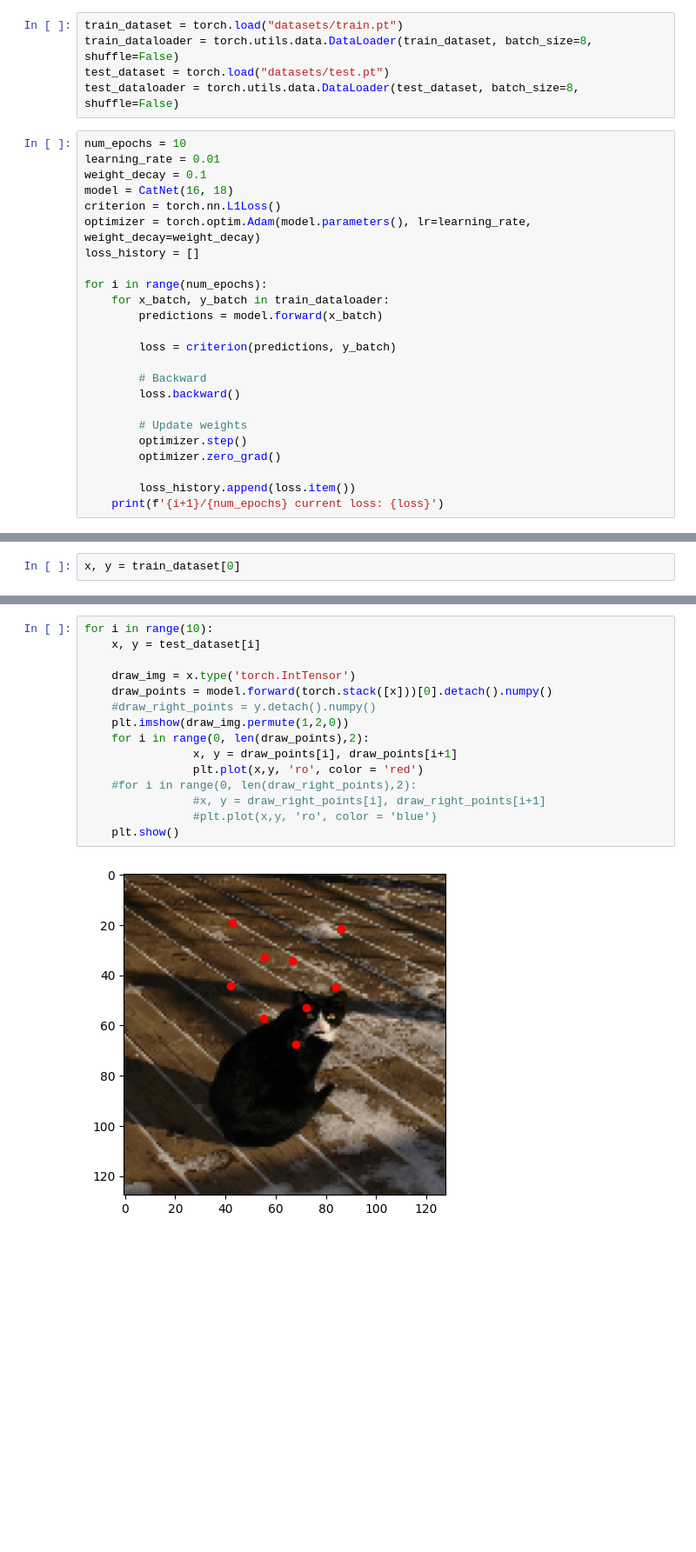
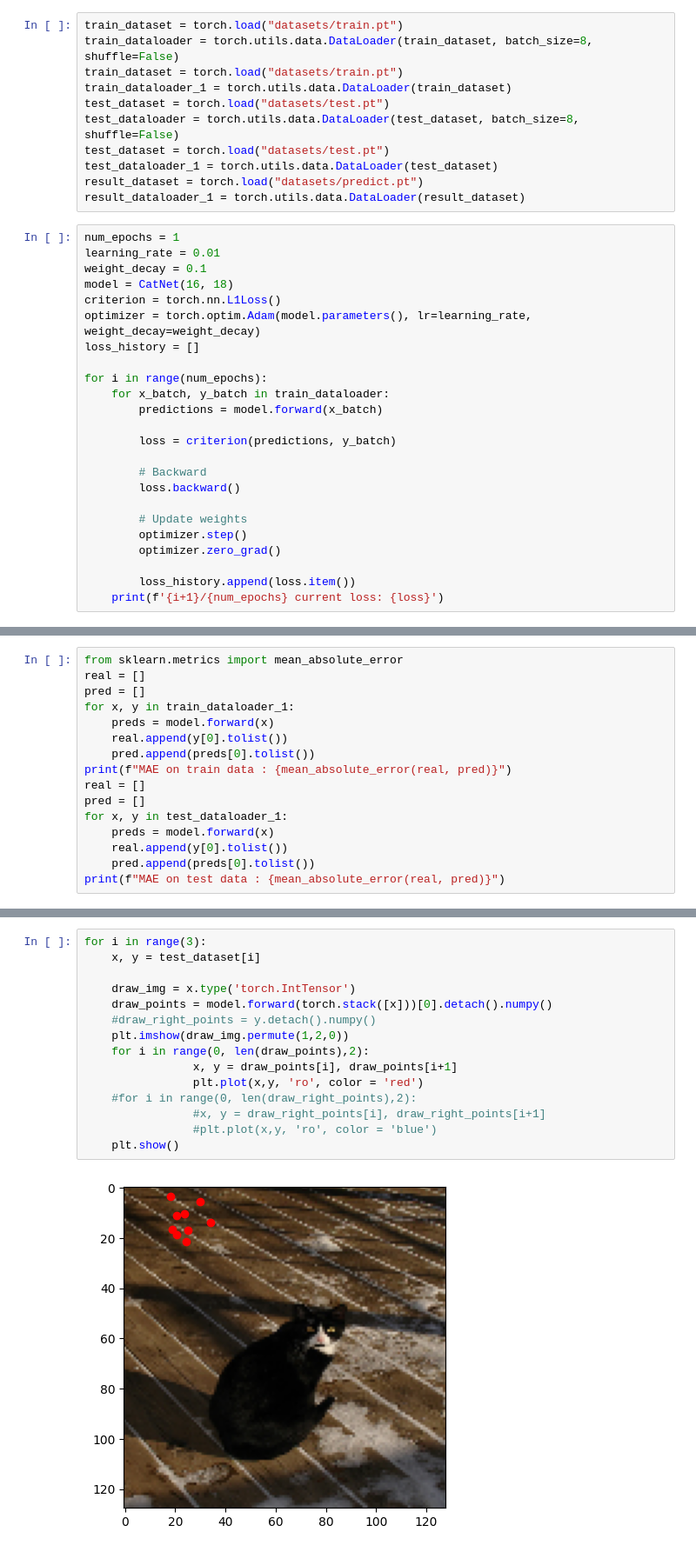
Before and after one commit to firefiruses/CatKaggle, a Jupyter notebook: main.ipynb, the cells around one changed output, grey strips where cells are left out. Shown: that part at 87% size. Saved outputs shown, nothing was run; the diff lists cells and outputs as text; blank space fills up the shorter version.

```diff
--- a/main.ipynb
+++ b/main.ipynb
@@ -24,10 +24,16 @@ class CatNet(nn.Module):
 # %%
 train_dataset = torch.load("datasets/train.pt")
 train_dataloader = torch.utils.data.DataLoader(train_dataset, batch_size=8, shuffle=False)
+train_dataset = torch.load("datasets/train.pt")
+train_dataloader_1 = torch.utils.data.DataLoader(train_dataset)
 test_dataset = torch.load("datasets/test.pt")
 test_dataloader = torch.utils.data.DataLoader(test_dataset, batch_size=8, shuffle=False)
+test_dataset = torch.load("datasets/test.pt")
+test_dataloader_1 = torch.utils.data.DataLoader(test_dataset)
+result_dataset = torch.load("datasets/predict.pt")
+result_dataloader_1 = torch.utils.data.DataLoader(result_dataset)
 # %%
-num_epochs = 10
+num_epochs = 1
 learning_rate = 0.01
 weight_decay = 0.1
 model = CatNet(16, 18)
@@ -55,2 +61,16 @@ KeyboardInterrupt:
-# %%
-x, y = train_dataset[0]
+# %%
+from sklearn.metrics import mean_absolute_error
+real = []
+pred = []
+for x, y in train_dataloader_1:
+    preds = model.forward(x)
+    real.append(y[0].tolist())
+    pred.append(preds[0].tolist())
+print(f"MAE on train data : {mean_absolute_error(real, pred)}")
+real = []
+pred = []
+for x, y in test_dataloader_1:
+    preds = model.forward(x)
+    real.append(y[0].tolist())
+    pred.append(preds[0].tolist())
+print(f"MAE on test data : {mean_absolute_error(real, pred)}")
@@ -57,17 +80,17 @@ x, y = train_dataset[0]
 # %%
-for i in range(10):
+for i in range(3):
     x, y = test_dataset[i]
 
     draw_img = x.type('torch.IntTensor')
     draw_points = model.forward(torch.stack([x]))[0].detach().numpy()
     #draw_right_points = y.detach().numpy()
     plt.imshow(draw_img.permute(1,2,0))
     for i in range(0, len(draw_points),2):
                 x, y = draw_points[i], draw_points[i+1]
                 plt.plot(x,y, 'ro', color = 'red')
     #for i in range(0, len(draw_right_points),2):
                 #x, y = draw_right_points[i], draw_right_points[i+1]
                 #plt.plot(x,y, 'ro', color = 'blue')
     plt.show()
 # %% [output]
-[figure, old version]
+[figure, new version]
```
Also changed, not shown: parts of 5 cells of this notebook, 1 other file.
